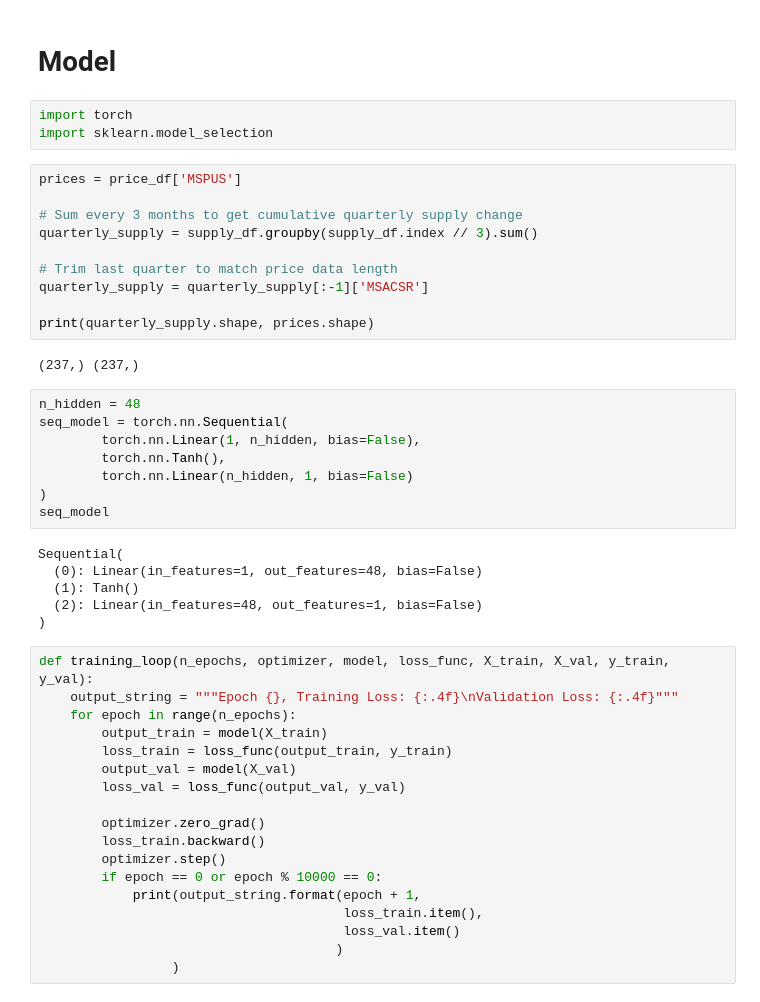
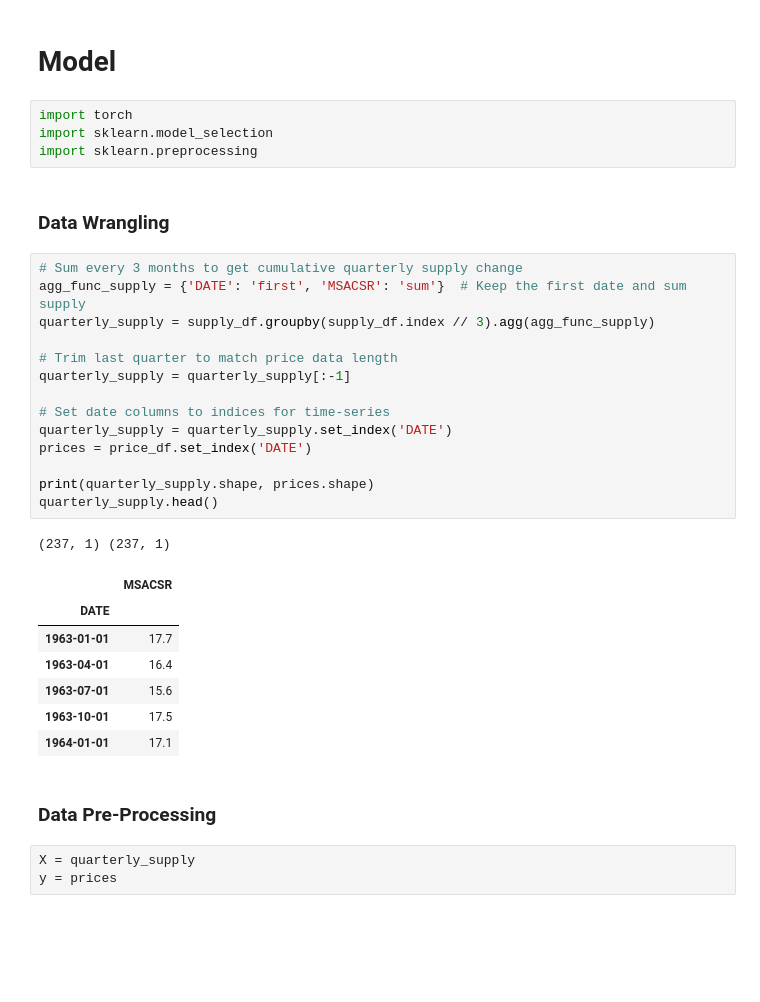
Before and after one commit to hsdistefa/mas-thesis, a Jupyter notebook: EDA.ipynb, the cells around one changed output. Cells and saved outputs as stored; diff of their text form; blank space fills up the shorter version.

Commit message:
Added data wrangling to make sequential tensors

```diff
--- a/EDA.ipynb
+++ b/EDA.ipynb
@@ -108,47 +108,34 @@ plt.show()
 # %%
 import torch
 import sklearn.model_selection
+import sklearn.preprocessing
+# %% [markdown]
+### Data Wrangling
 # %%
-prices = price_df['MSPUS']
-
 # Sum every 3 months to get cumulative quarterly supply change
-quarterly_supply = supply_df.groupby(supply_df.index // 3).sum()
+agg_func_supply = {'DATE': 'first', 'MSACSR': 'sum'}  # Keep the first date and sum supply
+quarterly_supply = supply_df.groupby(supply_df.index // 3).agg(agg_func_supply)
 
 # Trim last quarter to match price data length
-quarterly_supply = quarterly_supply[:-1]['MSACSR']
+quarterly_supply = quarterly_supply[:-1]
+
+# Set date columns to indices for time-series
+quarterly_supply = quarterly_supply.set_index('DATE')
+prices = price_df.set_index('DATE')
 
 print(quarterly_supply.shape, prices.shape)
+quarterly_supply.head()
 # %% [output]
-(237,) (237,)
+(237, 1) (237, 1)
+|  | MSACSR |
+| DATE |  |
+| 1963-01-01 | 17.7 |
+| 1963-04-01 | 16.4 |
+| 1963-07-01 | 15.6 |
+| 1963-10-01 | 17.5 |
+| 1964-01-01 | 17.1 |
-# %%
-n_hidden = 48
-seq_model = torch.nn.Sequential(
-        torch.nn.Linear(1, n_hidden, bias=False),
-        torch.nn.Tanh(),
-        torch.nn.Linear(n_hidden, 1, bias=False)
-)
-seq_model
-# %% [output]
-Sequential(
-  (0): Linear(in_features=1, out_features=48, bias=False)
-  (1): Tanh()
-  (2): Linear(in_features=48, out_features=1, bias=False)
-)
-# %%
-def training_loop(n_epochs, optimizer, model, loss_func, X_train, X_val, y_train, y_val):
-    output_string = """Epoch {}, Training Loss: {:.4f}\nValidation Loss: {:.4f}"""
-    for epoch in range(n_epochs):
-        output_train = model(X_train)
-        loss_train = loss_func(output_train, y_train)
-        output_val = model(X_val)
-        loss_val = loss_func(output_val, y_val)
-
-        optimizer.zero_grad()
-        loss_train.backward()
-        optimizer.step()
-        if epoch == 0 or epoch % 10000 == 0:
-            print(output_string.format(epoch + 1,
-                                       loss_train.item(),
-                                       loss_val.item()
-                                      )
-                 )
+# %% [markdown]
+### Data Pre-Processing
+# %%
+X = quarterly_supply
+y = prices
```
Also changed, not shown: parts of 4 cells of this notebook.
